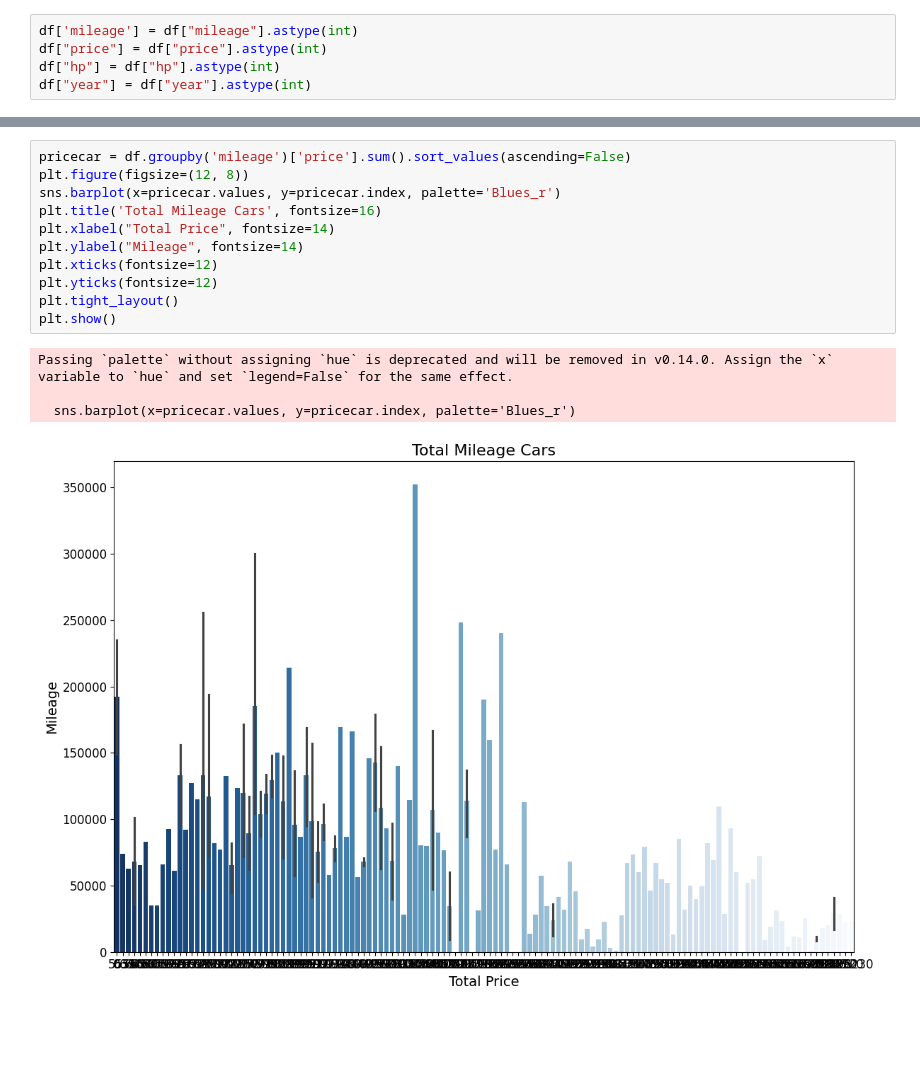
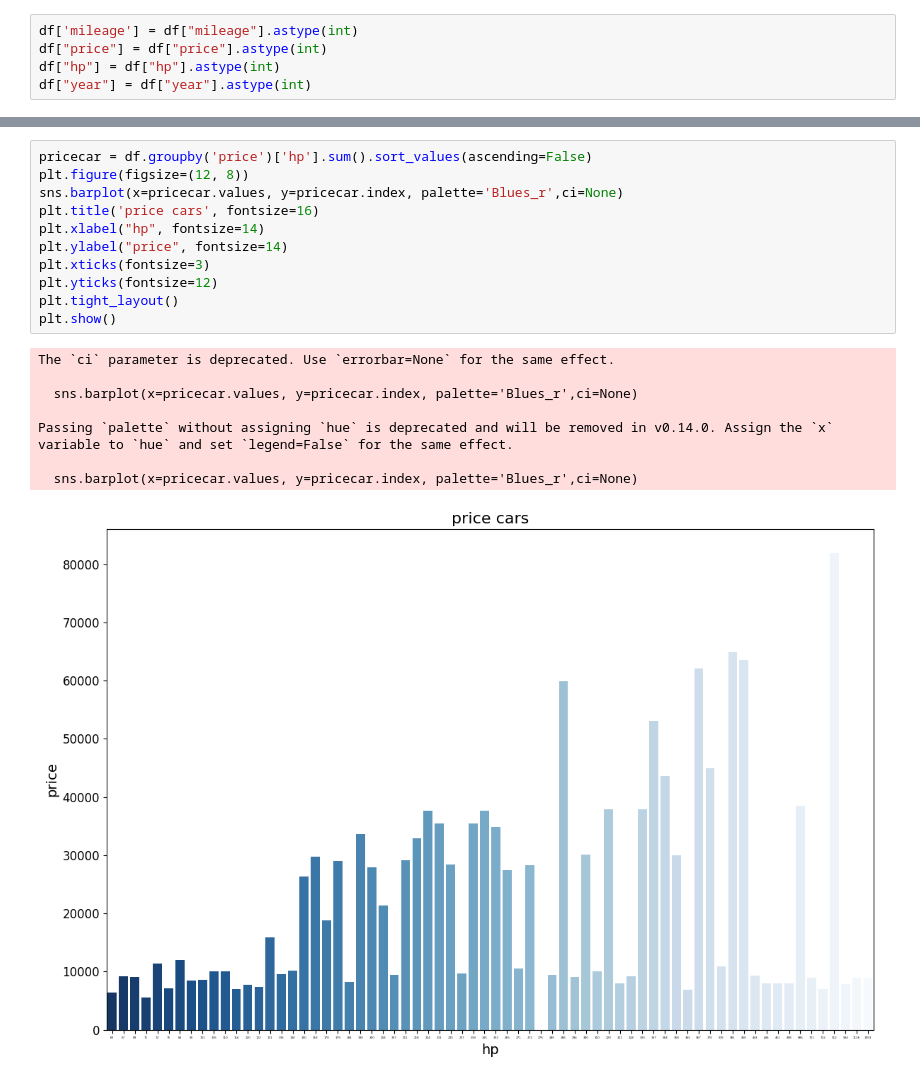
Before and after one commit to AbdallhOmran/Used-car-prices, a Jupyter notebook: index.ipynb, the cells around one changed output, grey strips where cells are left out. Cells and saved outputs as stored; diff of their text form; blank space fills up the shorter version.

```diff
--- a/index.ipynb
+++ b/index.ipynb
@@ -129,16 +131,20 @@ plt.show()
 # %%
-pricecar = df.groupby('mileage')['price'].sum().sort_values(ascending=False)
+pricecar = df.groupby('price')['hp'].sum().sort_values(ascending=False)
 plt.figure(figsize=(12, 8))
-sns.barplot(x=pricecar.values, y=pricecar.index, palette='Blues_r')
-plt.title('Total Mileage Cars', fontsize=16)
-plt.xlabel("Total Price", fontsize=14)
-plt.ylabel("Mileage", fontsize=14)
-plt.xticks(fontsize=12)
+sns.barplot(x=pricecar.values, y=pricecar.index, palette='Blues_r',ci=None)
+plt.title('price cars', fontsize=16)
+plt.xlabel("hp", fontsize=14)
+plt.ylabel("price", fontsize=14)
+plt.xticks(fontsize=3)
 plt.yticks(fontsize=12)
 plt.tight_layout()
 plt.show()
 # %% [output]
+The `ci` parameter is deprecated. Use `errorbar=None` for the same effect.
+
+  sns.barplot(x=pricecar.values, y=pricecar.index, palette='Blues_r',ci=None)
+
 Passing `palette` without assigning `hue` is deprecated and will be removed in v0.14.0. Assign the `x` variable to `hue` and set `legend=False` for the same effect.
 
-  sns.barplot(x=pricecar.values, y=pricecar.index, palette='Blues_r')
+  sns.barplot(x=pricecar.values, y=pricecar.index, palette='Blues_r',ci=None)
-[figure, old version]
+[figure, new version]
```
Also changed, not shown: parts of 4 cells of this notebook.
